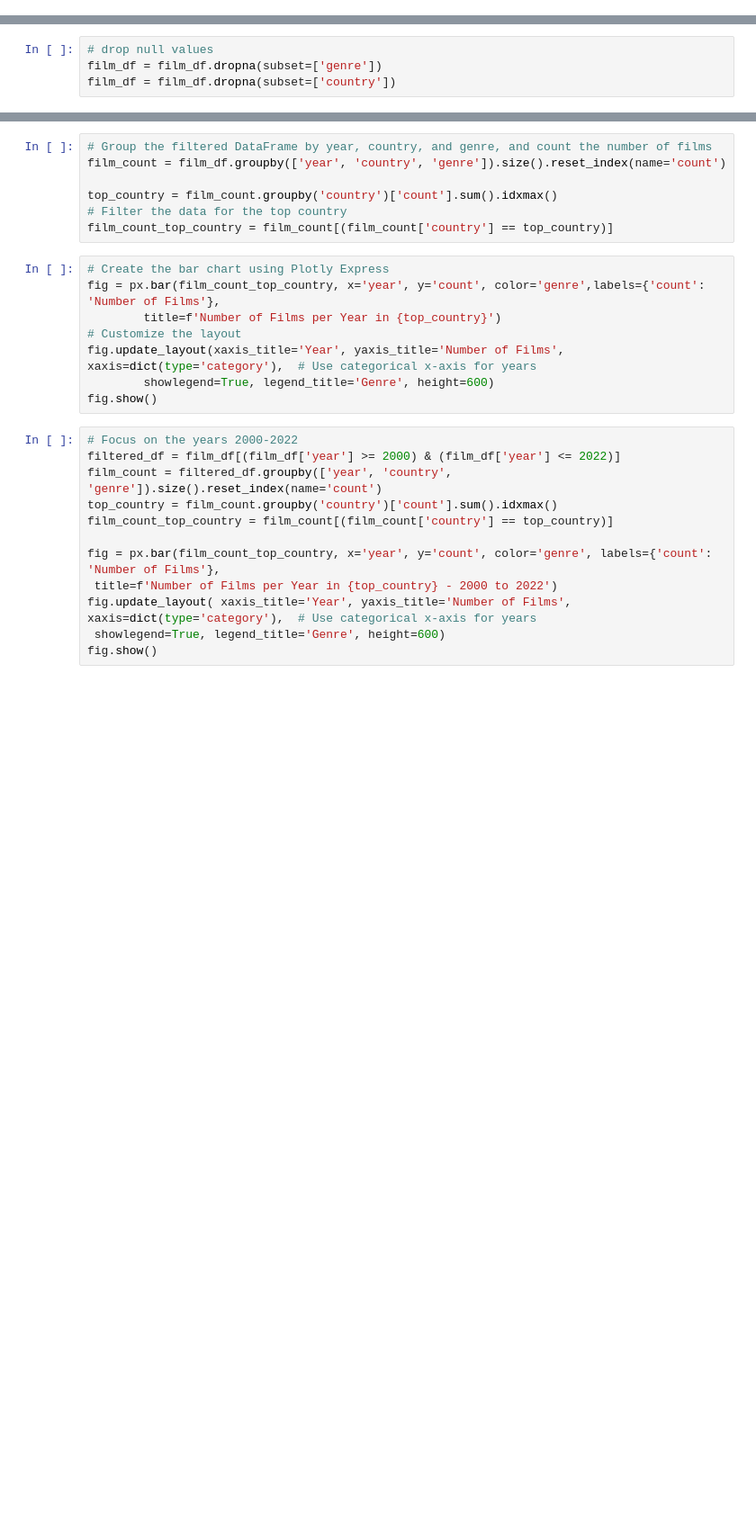
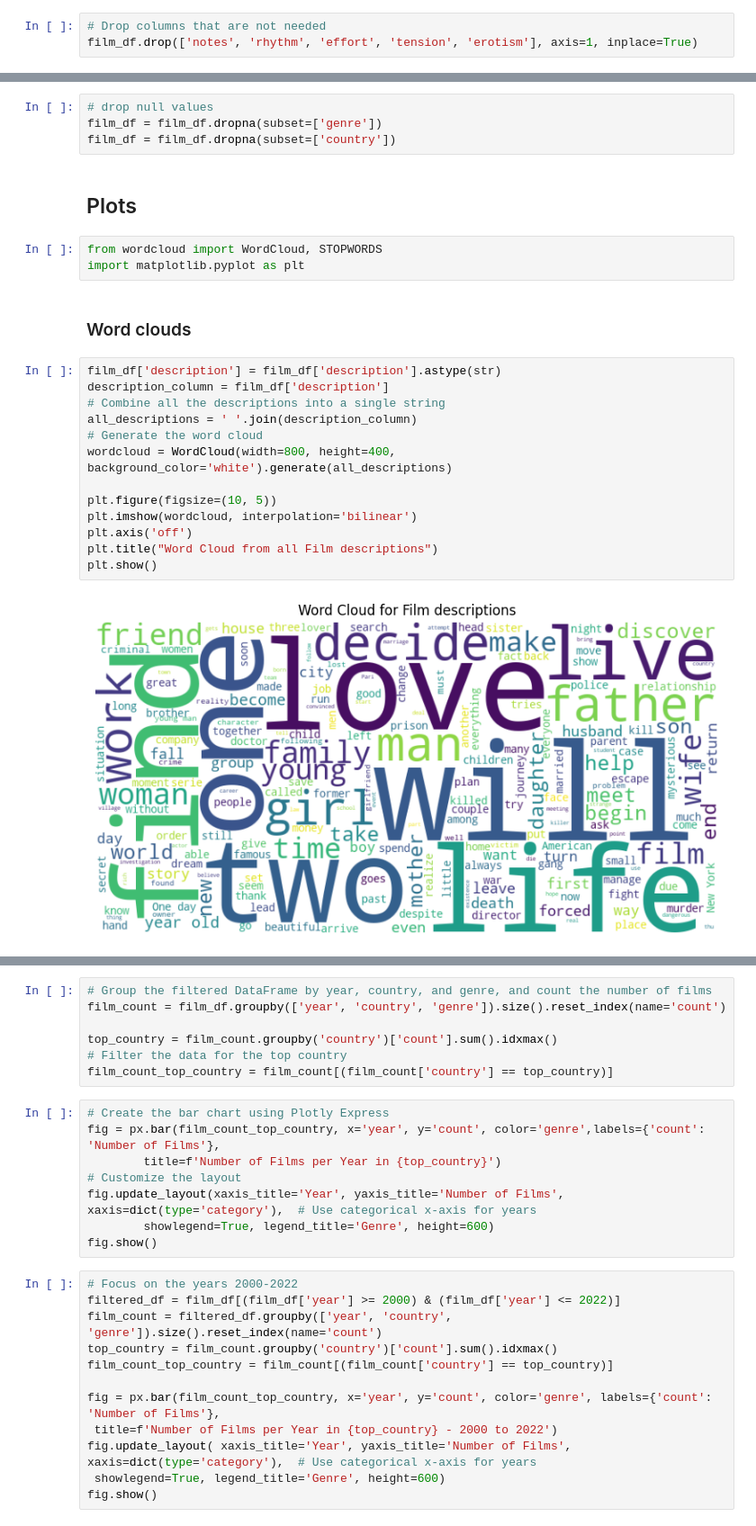
Before and after one commit to BiancaBenelli/Data_Visualization_project, a Jupyter notebook: proj.ipynb, the cells around one changed output, grey strips where cells are left out. Shown at 90% size. Drawn from its saved outputs; the diff is of its cells as text; blank space fills up the shorter version.

Commit message:
New plots

```diff
--- a/proj.ipynb
+++ b/proj.ipynb
@@ -15 +44,4 @@ film_df.head()
+# %%
+# Drop columns that are not needed
+film_df.drop(['notes', 'rhythm', 'effort', 'tension', 'erotism'], axis=1, inplace=True)
 # %%
@@ -40,3 +67,25 @@ dtype: int64
 # drop null values
 film_df = film_df.dropna(subset=['genre'])
 film_df = film_df.dropna(subset=['country'])
+# %% [markdown]
+## Plots
+# %%
+from wordcloud import WordCloud, STOPWORDS
+import matplotlib.pyplot as plt
+# %% [markdown]
+### Word clouds
+# %%
+film_df['description'] = film_df['description'].astype(str)
+description_column = film_df['description']
+# Combine all the descriptions into a single string
+all_descriptions = ' '.join(description_column)
+# Generate the word cloud
+wordcloud = WordCloud(width=800, height=400, background_color='white').generate(all_descriptions)
+
+plt.figure(figsize=(10, 5))
+plt.imshow(wordcloud, interpolation='bilinear')
+plt.axis('off')
+plt.title("Word Cloud from all Film descriptions")
+plt.show()
+# %% [output]
+[figure, added]
```
Also changed, not shown: parts of 9 cells of this notebook.
